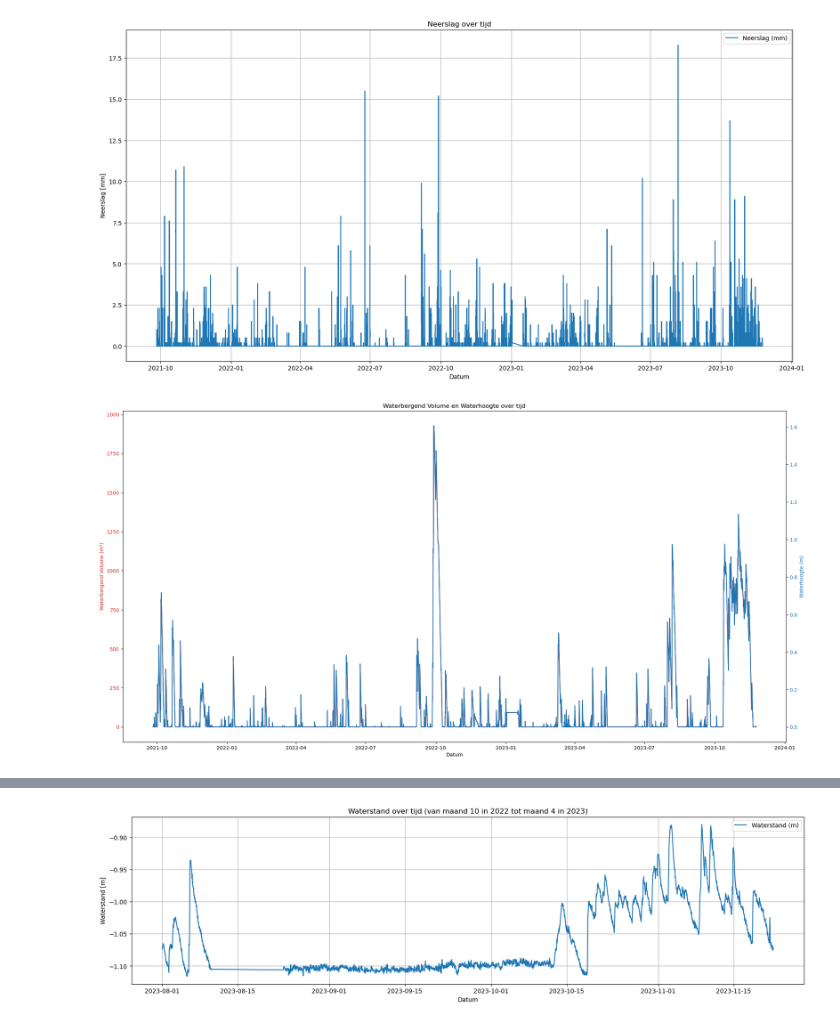
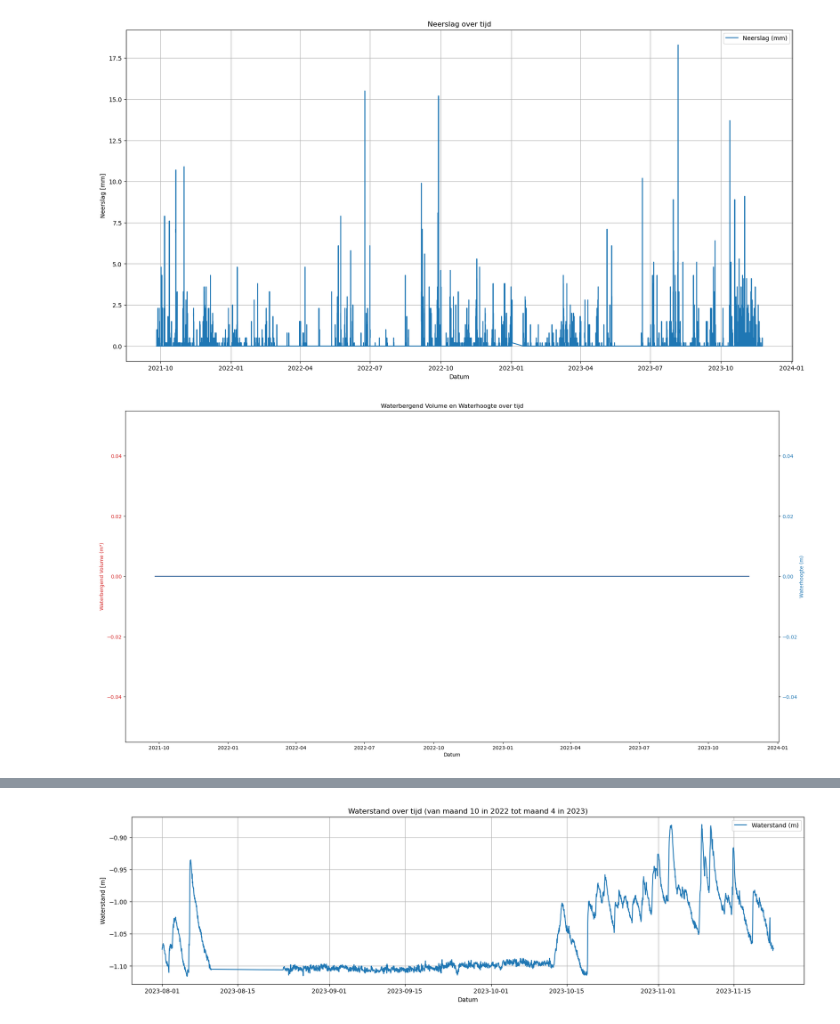
Before and after one commit to Dim277/Casus_waterbergende_weg, a Jupyter notebook: Dimitri_Test.ipynb, the cells around one changed output, grey strips where cells are left out. Drawn from its saved outputs; the diff is of its cells as text; code cells hidden in the pictures.

```diff
--- a/Dimitri_Test.ipynb
+++ b/Dimitri_Test.ipynb
@@ -49,20 +49,21 @@ A_rijweg_goot = 836.99
 A_trottoir_goot = 532.36
 A_parkeerplaatsen = 570.08
 
-A_totaal= A_hellend_dak + A_vlak_dak + A_rijweg_goot + A_trottoir_goot + A_parkeerplaatsen
-A_rockflow = 3000   #Oppervlak van het bergend pakket (m^2)
+A_afstromend = A_hellend_dak + A_vlak_dak + A_rijweg_goot + A_trottoir_goot + A_parkeerplaatsen
+A_inf_pakket = 1337.53   #Oppervlak van het bergend pakket (m^2)
 
-k_bodem = 0.0003   #Doorlatendheidscoëfficiënt van de bodem (m/uur)
-k_rockflow = 200/24 #Doorlatendheidscoëfficiënt van de rockflow (m/uur)
+k_bodem = 0.05/24/12   #Doorlatendheidscoëfficiënt van de bodem (m/5min)
+k_rockflow = 200/24/12 #Doorlatendheidscoëfficiënt van de rockflow (m/5min)
 por_bodem = 0.4
 por_rockflow = 0.95
 t0 = 0
 
+
 tijdstappen = len(neerslag_lijst)
 
 # Tijdstappen en initiële conditie
-dt = 1  # Tijdstap (uren)
-t = np.arange(0, tijdstappen, dt)  # Tijdstappen van 0 tot 24 uur
+dt = 1  # Tijdstap (5 minuten)
+t = np.arange(0, tijdstappen, dt)  # Tijdstappen
 V = np.zeros(len(t))  # Array voor de bergingscapaciteit
 h = np.zeros(len(t))  # Array voor de waterhoogte in het infiltratiepakket
 
@@ -71,9 +72,9 @@ V[0] = 0.0  # Initiële bergingscapaciteit (m^3)
 
 # Numerieke oplossing met behulp van de methode van Euler
 for i in range(1, len(t)):
-    dVdt = (neerslag_lijst[i] * A_totaal - k_bodem * A_rockflow)
+    dVdt = (neerslag_lijst[i] * A_afstromend - k_rockflow * A_inf_pakket)
     V[i] = max(0, V[i - 1] + dVdt * dt)
-    h[i] = max(0, V[i] / por_bodem / A_rockflow)
+    h[i] = max(0, V[i] / por_rockflow / A_inf_pakket)
 
 # Plot de numerieke oplossing voor het volume (verbeterde x-as)
 #plt.figure(figsize=(20, 10))
@@ -92,34 +93,34 @@ for i in range(1, len(t)):
 #plt.figure(figsize=(20, 10))
 #plt.plot(t, h, label='Numerieke Oplossing (m)', marker='o', markersize=4, linestyle='-')
 #plt.xlabel('Tijd (uur)')
 #plt.ylabel('Waterhoogte (m)')
 #plt.title('Numerieke Oplossing van de Waterhoogte met Piekbelasting')
 #plt.legend()
 #plt.grid(True)
 #plt.xticks(np.arange(0, 2, 1))  # Tijdstapmarkeringen om de 1 dag
 #plt.show()
 
 # Plot het waterbergend volume en de waterhoogte
 fig, ax1 = plt.subplots(figsize=(20, 10))
 
 color = 'tab:red'
 ax1.set_xlabel('Datum')
 ax1.set_ylabel('Waterbergend Volume (m³)', color=color)
 ax1.plot(df_neerslag["DateTime"], V, color=color)
 ax1.tick_params(axis='y', labelcolor=color)
 
 ax2 = ax1.twinx()
 color = 'tab:blue'
 ax2.set_ylabel('Waterhoogte (m)', color=color)
 ax2.plot(df_neerslag["DateTime"], h, color=color)
 ax2.tick_params(axis='y', labelcolor=color)
 
 fig.tight_layout()
 plt.title("Waterbergend Volume en Waterhoogte over tijd")
 plt.show()
 # %% [output]
 [figure]
-[figure, old version]
+[figure, new version]
 # %%
 import pandas as pd
 import matplotlib.pyplot as plt
```
